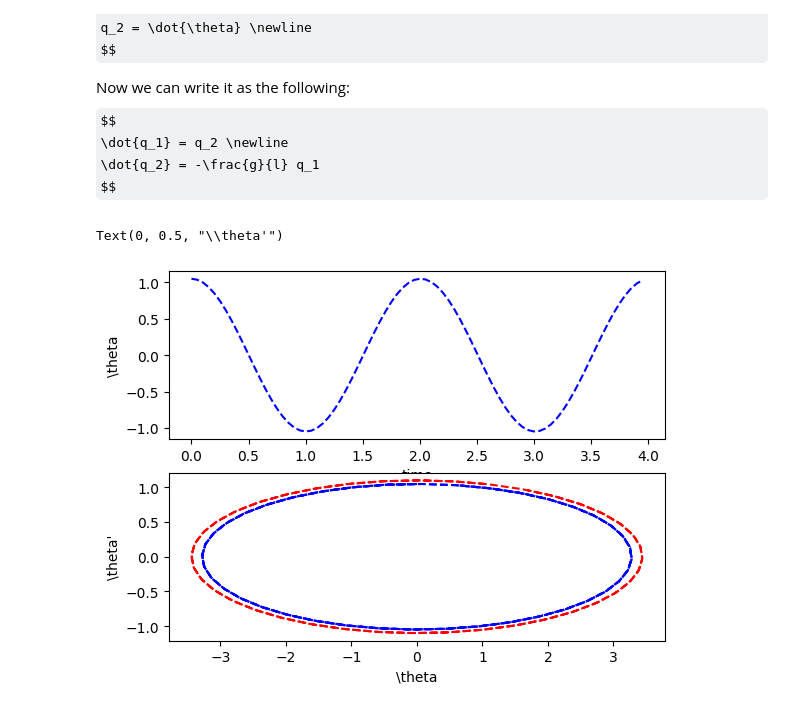
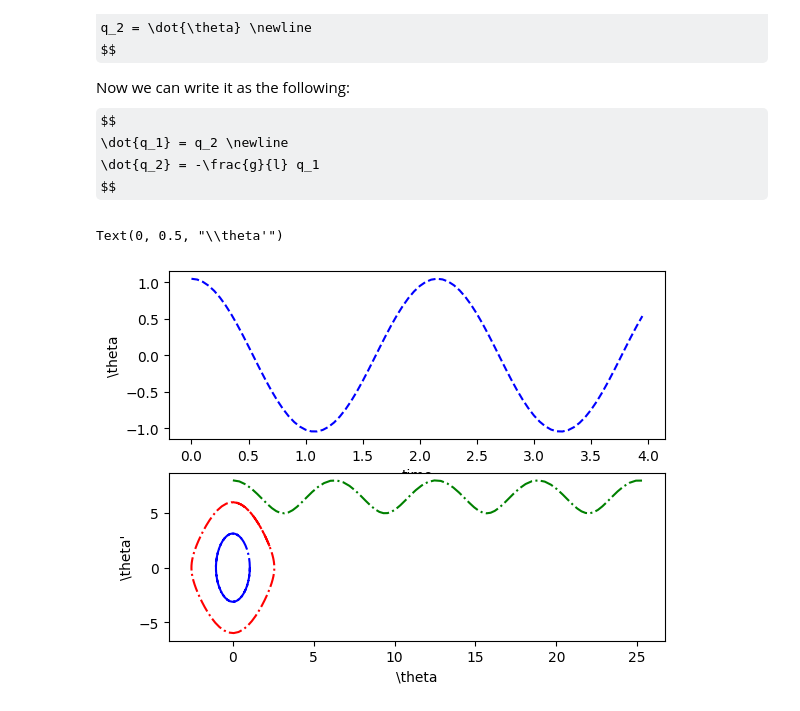
Before and after one commit to MandaKausthubh/Physics-Simulations, a Jupyter notebook: RungeKuttaMethod.ipynb, the cells around one changed output. Saved outputs shown, nothing was run; the diff lists cells and outputs as text; code cells hidden in the pictures; some formulas as TeX source.

Commit message:
Simple Pendulum Without approximation

```diff
--- a/RungeKuttaMethod.ipynb
+++ b/RungeKuttaMethod.ipynb
@@ -27,44 +27,44 @@ g = 9.8
 l = 1
 
 def DifferentialForPendulum(y, y_dot, x):
-    return {"q1":y_dot, "q2":-(g/l)*y}
+    return {"q1":y_dot, "q2":-(g/l)*mt.sin(y)}
 
 def SimulatedFuncValues(x_values, h, q1_0, q2_0, differential):
     q1_val = np.zeros_like(x_values)
     q2_val = np.zeros_like(x_values)
 
     q1_val[0] = q1_0
     q2_val[0] = q2_0
     for i in range(1, len(x_values)):
         k1 = differential(q1_val[i-1], q2_val[i-1], x_values[i-1])
         k2 = differential(q1_val[i-1] + (h/2)*k1["q1"] , q2_val[i-1] + (h/2)*k1["q2"],  x_values[i-1]+(h/2))
         k3 = differential(q1_val[i-1] + (h/2)*k2["q1"], q2_val[i-1] + (h/2)*k2["q2"], x_values[i-1]+(h/2))
         k4 = differential(q1_val[i-1] + h*k3["q1"] , q2_val[i-1] + (h)*k3["q2"], x_values[i-1]+h)
         q1_val[i] = q1_val[i-1] + ((k1["q1"] + 2*k2["q1"] + 2*k3["q1"] + k4["q1"])/6)*h
         q2_val[i] = q2_val[i-1] + ((k1["q2"] + 2*k2["q2"] + 2*k3["q2"] + k4["q2"])/6)*h
     return (q1_val, q2_val)
 
 x_values = np.arange(0,4,0.05)
 
 fig, ax = plt.subplots(2)
 ax[0].plot(x_values, SimulatedFuncValues(x_values=x_values, h=0.05, q1_0=(mt.pi/3), q2_0=0, differential=DifferentialForPendulum)[0], '--b')
 ax[1].plot(
+    SimulatedFuncValues(x_values=x_values, h=0.05, q1_0=(mt.pi/3), q2_0=0, differential=DifferentialForPendulum)[0],
     SimulatedFuncValues(x_values=x_values, h=0.05, q1_0=(mt.pi/3), q2_0=0, differential=DifferentialForPendulum)[1],
-    SimulatedFuncValues(x_values=x_values, h=0.05, q1_0=(mt.pi/3), q2_0=0, differential=DifferentialForPendulum)[0],
-    '--b')
+    '-.b')
 ax[1].plot(
-    SimulatedFuncValues(x_values=x_values, h=0.05, q1_0=(mt.pi/3), q2_0=0, differential=DifferentialForPendulum)[1],
-    SimulatedFuncValues(x_values=x_values, h=0.05, q1_0=(mt.pi/3), q2_0=0, differential=DifferentialForPendulum)[0],
-    '--b')
+    SimulatedFuncValues(x_values=x_values, h=0.05, q1_0=0, q2_0=8, differential=DifferentialForPendulum)[0],
+    SimulatedFuncValues(x_values=x_values, h=0.05, q1_0=0, q2_0=8, differential=DifferentialForPendulum)[1],
+    '-.g')
 ax[1].plot(
-    SimulatedFuncValues(x_values=x_values, h=0.05, q1_0=(mt.pi/3), q2_0=mt.pi/3, differential=DifferentialForPendulum)[1],
-    SimulatedFuncValues(x_values=x_values, h=0.05, q1_0=(mt.pi/3), q2_0=mt.pi/3, differential=DifferentialForPendulum)[0],
-    '--r')
+    SimulatedFuncValues(x_values=x_values, h=0.05, q1_0=0, q2_0=6, differential=DifferentialForPendulum)[0],
+    SimulatedFuncValues(x_values=x_values, h=0.05, q1_0=0, q2_0=6, differential=DifferentialForPendulum)[1],
+    '-.r')
 
 ax[0].set_xlabel("time")
 ax[0].set_ylabel(r"\theta")
 ax[1].set_xlabel(r"\theta")
 ax[1].set_ylabel(r"\theta'")
 # %% [output]
 Text(0, 0.5, "\\theta'")
-[figure, old version]
+[figure, new version]
```
